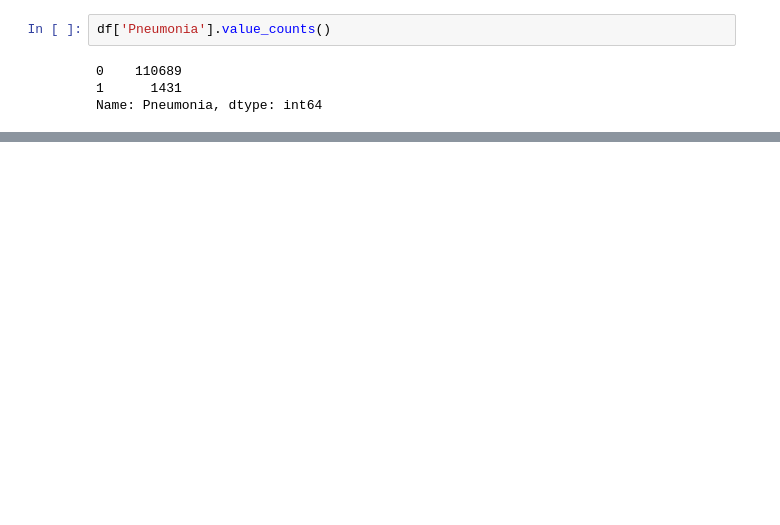
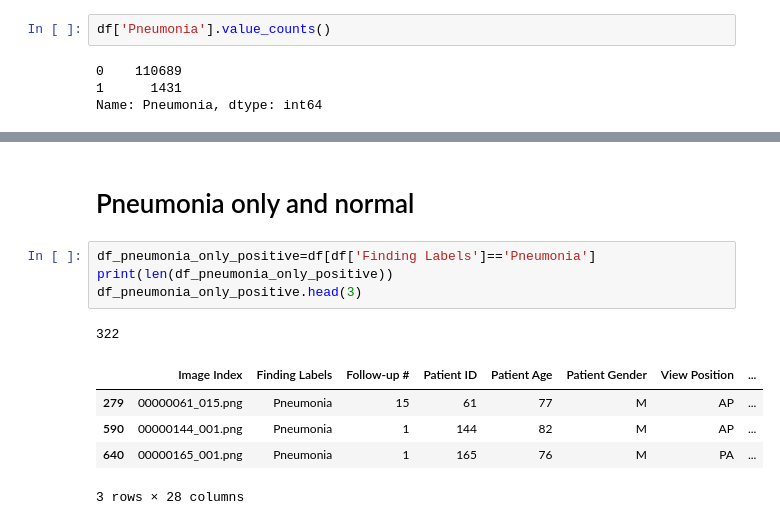
Before and after one commit to KarimSakr99/Project_Pneumonia, a Jupyter notebook: Pneumonia_eda.ipynb, the cells around one changed output, grey strips where cells are left out. Drawn from its saved outputs; the diff is of its cells as text; blank space fills up the shorter version.

```diff
--- a/Pneumonia_eda.ipynb
+++ b/Pneumonia_eda.ipynb
@@ -108,0 +126,13 @@ df[df['had_pneumonia']==0]['Patient ID'].nunique()
+# %% [markdown]
+# Pneumonia only and normal
+# %%
+df_pneumonia_only_positive=df[df['Finding Labels']=='Pneumonia']
+print(len(df_pneumonia_only_positive))
+df_pneumonia_only_positive.head(3)
+# %% [output]
+322
+|  | Image Index | Finding Labels | Follow-up # | Patient ID | Patient Age | Patient Gender | View Position | ... |
+| 279 | 00000061_015.png | Pneumonia | 15 | 61 | 77 | M | AP | ... |
+| 590 | 00000144_001.png | Pneumonia | 1 | 144 | 82 | M | AP | ... |
+| 640 | 00000165_001.png | Pneumonia | 1 | 165 | 76 | M | PA | ... |
+3 rows × 28 columns
```
Also changed, not shown: parts of 29 cells of this notebook.
